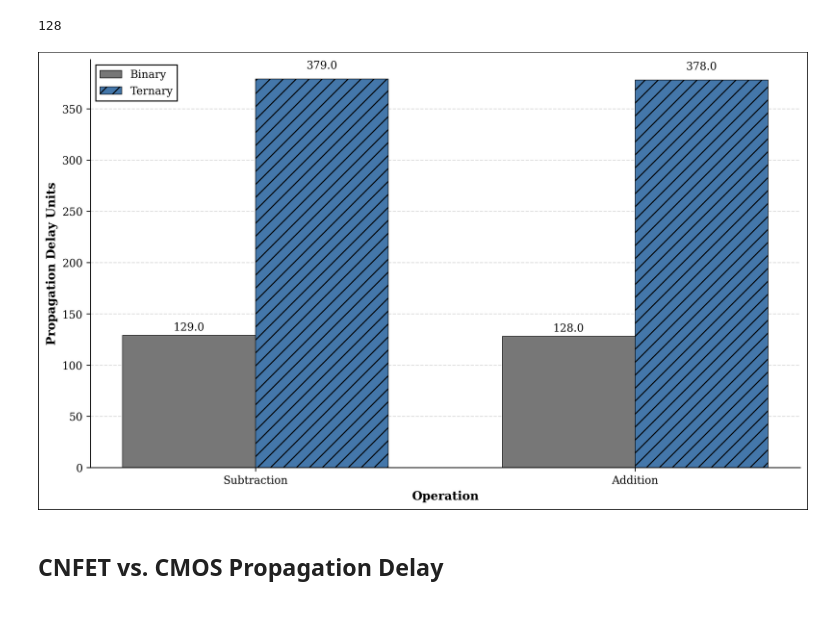
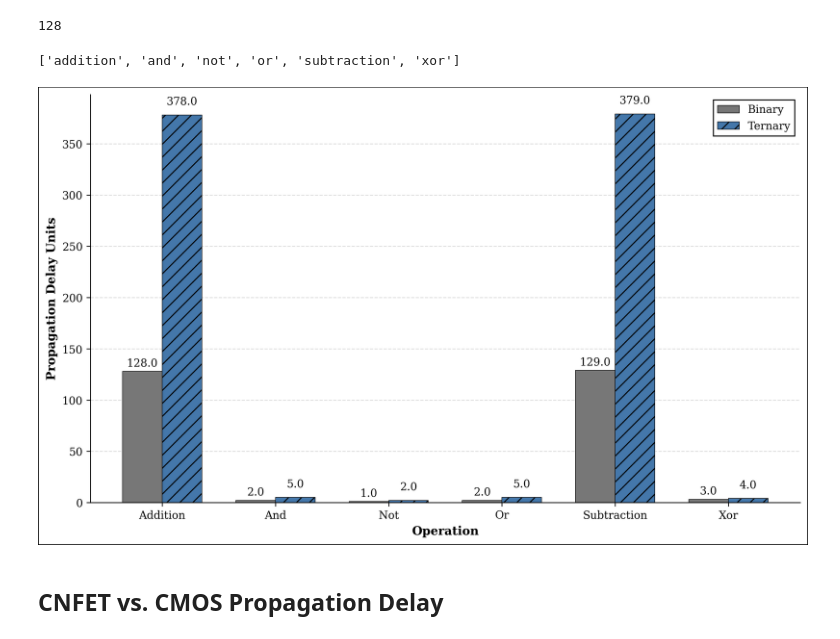
Before and after one commit to TimFoundATerminal/mvl-processors, a Jupyter notebook: program_analysis.ipynb, the cells around one changed output. Saved outputs shown, nothing was run; the diff lists cells and outputs as text; code cells hidden in the pictures.

```diff
--- a/program_analysis.ipynb
+++ b/program_analysis.ipynb
@@ -565,16 +565,18 @@ def plot_propagation_delay(op_delay, operations, figure_name=None):
 
     return fig
 # %%
-basic_operations = ['not', 'and', 'or', 'xor']
-complex_operations = list(set(ops) - set(basic_operations))
-complex_operations.remove('multiplication')
-complex_operations.remove('less_than')
-complex_operations.remove('equality')
+operations = list(ops).copy()
+operations.remove('multiplication')
+operations.remove('less_than')
+operations.remove('equality')
 
-# plot_propagation_delay(operation_delay, basic_operations, figure_name='prop_delay_basic')
-plot_propagation_delay(operation_delay, complex_operations, figure_name='prop_delay_complex')
+print(operations)
+
+plot_propagation_delay(operation_delay, operations, figure_name='prop_delays')
+# plot_propagation_delay(operation_delay, complex_operations, figure_name='prop_delay_complex')
 # %% [output]
+['addition', 'and', 'not', 'or', 'subtraction', 'xor']
-[figure, old version]
+[figure, new version]
 # %% [markdown]
 ## CNFET vs. CMOS Propagation Delay
 # %%
```
Also changed, not shown: 12 other files.
